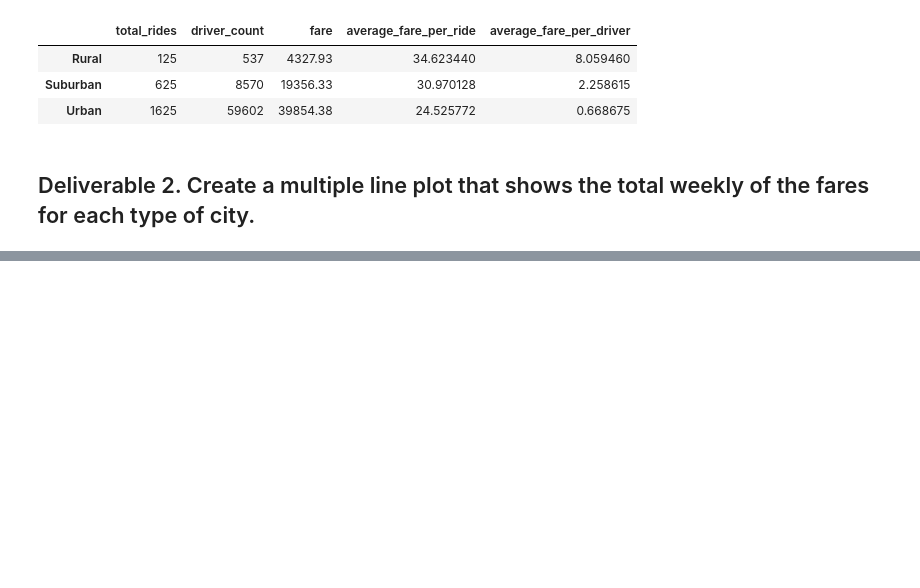
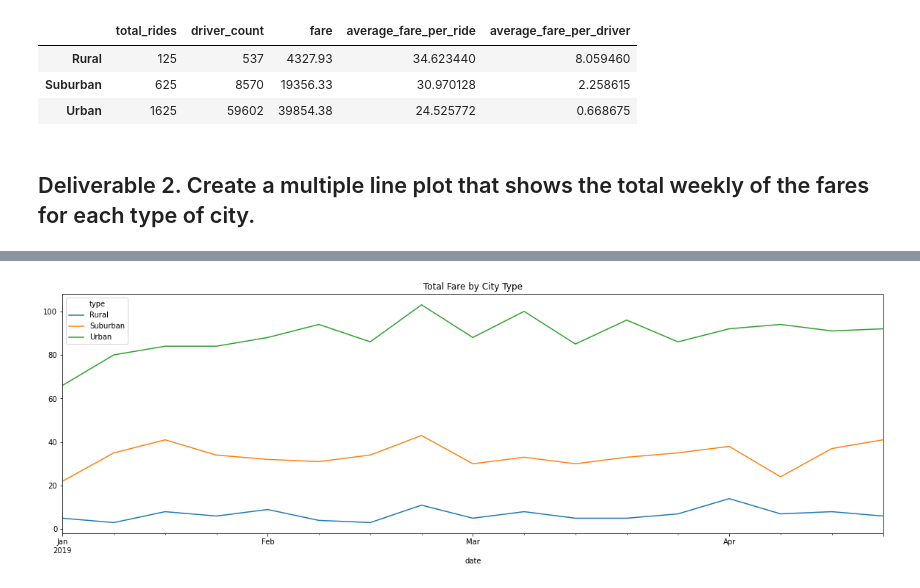
Before and after one commit to rosiecao/PyBer_Analysis, a Jupyter notebook: PyBer_Challenge.ipynb, the cells around one changed output, grey strips where cells are left out. Drawn from its saved outputs; the diff is of its cells as text; code cells hidden in the pictures; blank space fills up the shorter version.

```diff
--- a/PyBer_Challenge.ipynb
+++ b/PyBer_Challenge.ipynb
@@ -122,3 +171,5 @@ pyber_summary_df
 # %%
 # 4. Create a pivot table with the 'date' as the index, the columns ='type', and values='fare'
 # to get the total fares for each type of city by the date.
+total_fares_by_date_pivot = total_fares_by_date.pivot(index="date", columns="type", values="fare")
+total_fares_by_date_pivot
@@ -125,2 +191,4 @@ pyber_summary_df
 # %%
 # 5. Create a new DataFrame from the pivot table DataFrame using loc on the given dates, '2019-01-01':'2019-04-29'.
+total_fares_Jan_April_df = total_fares_by_date_pivot.loc['2019-01-01':'2019-04-29']
+total_fares_Jan_April_df
@@ -127,5 +210,5 @@ pyber_summary_df
 # %%
 # 6. Set the "date" index to datetime datatype. This is necessary to use the resample() method in Step 8.
-# df.index = pd.to_datetime(df.index)
+total_fares_Jan_April_df.index = pd.to_datetime(total_fares_Jan_April_df.index)
 # %%
 # 7. Check that the datatype for the index is datetime using df.info()
@@ -132,2 +227,4 @@ pyber_summary_df
 # %%
 # 8. Create a new DataFrame using the "resample()" function by week 'W' and get the sum of the fares for each week.
+weekly_rides_df = total_fares_Jan_April_df.resample('W').count()
+weekly_rides_df
@@ -134,7 +251,11 @@ pyber_summary_df
 # %%
 # 8. Using the object-oriented interface method, plot the resample DataFrame using the df.plot() function.
-
+weekly_rides = weekly_rides_df.plot(figsize = (20,6))
+weekly_rides.set_title("Total Fare by City Type")
 # Import the style from Matplotlib.
 from matplotlib import style
 # Use the graph style fivethirtyeight.
 style.use('fivethirtyeight')
+plt.show()
+# %% [output]
+[figure, added]
```
Also changed, not shown: parts of 8 cells of this notebook, 1 other file.
